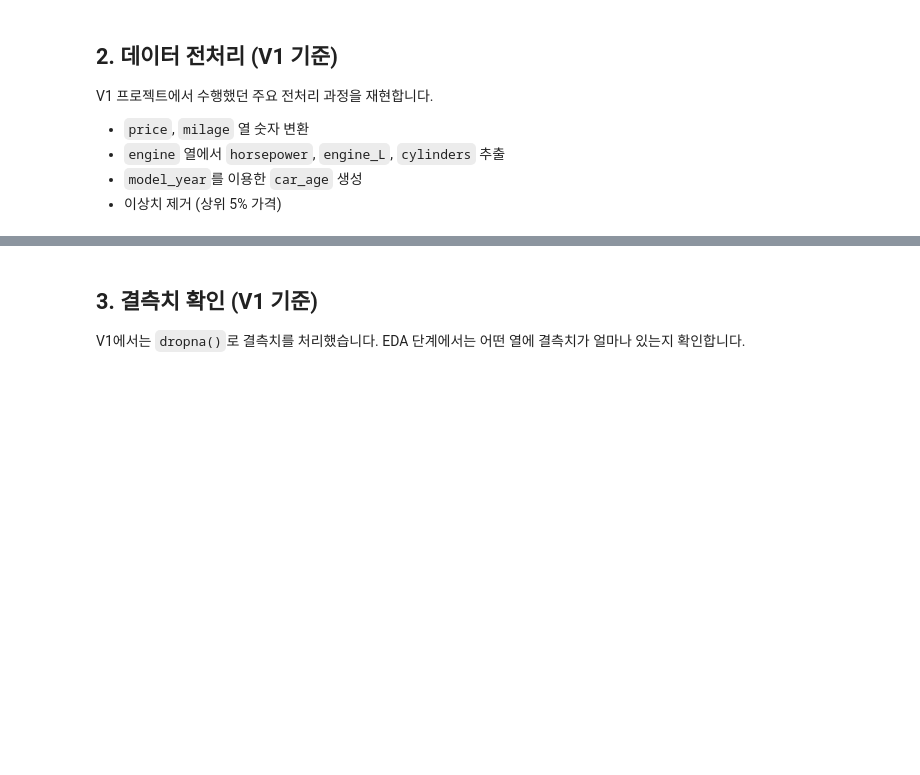
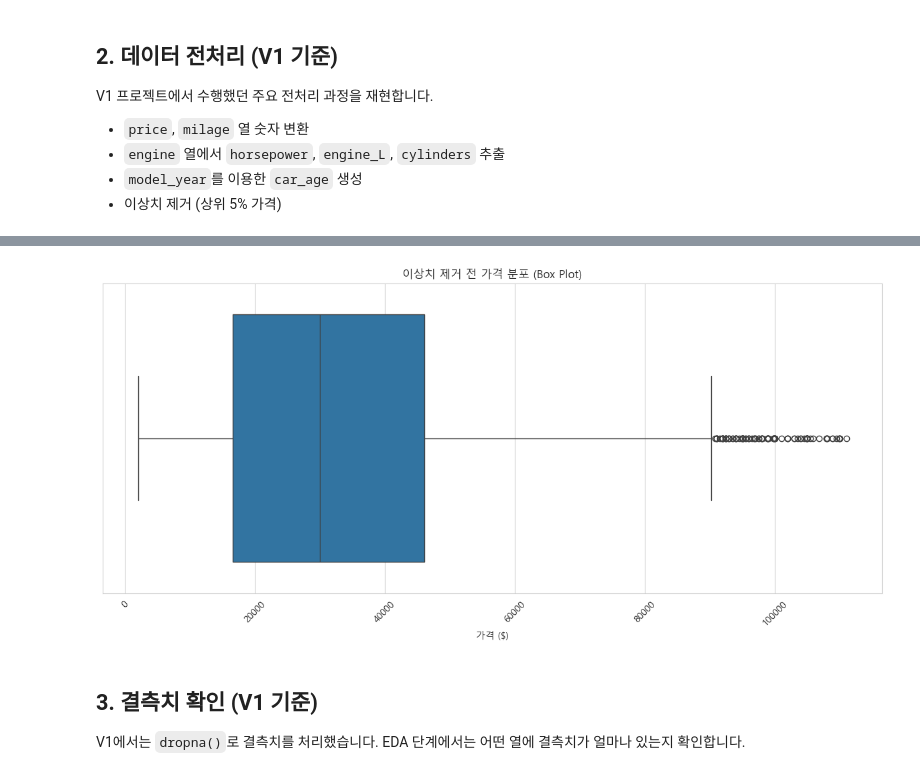
Before and after one commit to jchun0829/ML_1, a Jupyter notebook: notebooks/v1_eda.ipynb, the cells around one changed output, grey strips where cells are left out. Saved outputs shown, nothing was run; the diff lists cells and outputs as text; code cells hidden in the pictures; blank space fills up the shorter version.

```diff
--- a/notebooks/v1_eda.ipynb
+++ b/notebooks/v1_eda.ipynb
@@ -65,3 +103,13 @@ print("\n전처리 후 데이터셋 상위 5행:\n", df.head())
+# %%
+# V1의 이상치 제거 전 가격 데이터로 박스 플롯 생성
+plt.figure(figsize=(15, 6))
+sns.boxplot(x=df['price'])
+plt.title('이상치 제거 전 가격 분포 (Box Plot)')
+plt.xlabel('가격 ($)')
+plt.xticks(rotation=45)
+plt.show()
+# %% [output]
+[figure, added]
 # %% [markdown]
 ## 3. 결측치 확인 (V1 기준)
 V1에서는 `dropna()`로 결측치를 처리했습니다. EDA 단계에서는 어떤 열에 결측치가 얼마나 있는지 확인합니다.
```
Also changed, not shown: parts of 12 cells of this notebook, 5 other files.
